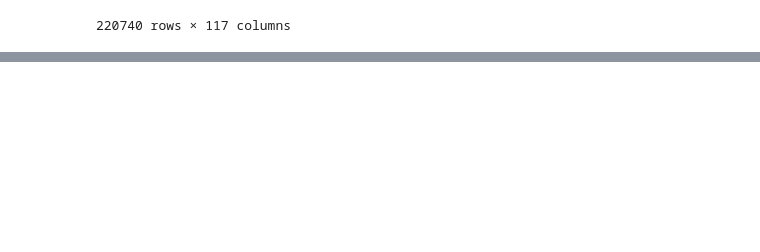
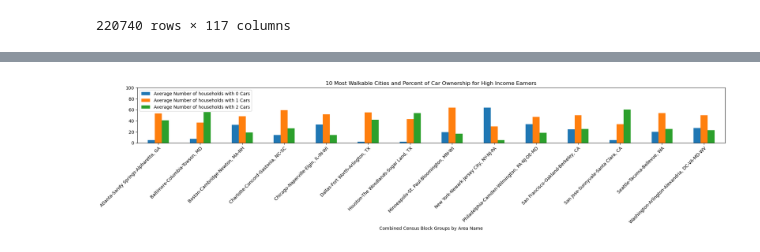
Before and after one commit to mbarre8/Project_1, a Jupyter notebook: Walkability Index.ipynb, the cells around one changed output, grey strips where cells are left out. Cells and saved outputs as stored; diff of their text form; code cells hidden in the pictures; blank space fills up the shorter version.

```diff
--- a/Walkability Index.ipynb
+++ b/Walkability Index.ipynb
@@ -23,0 +168,4 @@ df
+# %%
+#Locate CBG groups where percent of workers income is greater than 75
+HighData_set2= Data_set2.loc[Data_set2["% of Workers with High income per CBG"] >= .75,:]
+HighData_set2.sort_values("NatWalkInd", ascending=False)
@@ -23,0 +255,12 @@ df
+# %%
+#Group specific CBG data by Core-Based Statistical Area, and calculate averages for 0, 1, 2+ car owner households, High income per area, Walk score
+Summary_stats_df = HighData_set2.groupby("CBSA_Name")
+Average_0car=Summary_stats_df["Pct_AO0"].mean()*100
+Average_1car=Summary_stats_df["Pct_AO1"].mean()*100
+Average_2car=Summary_stats_df["Pct_AO2p"].mean()*100
+Average_high_income_worker=Summary_stats_df["% of Workers with High income per CBG"].mean()*100
+Average_Walk_score=Summary_stats_df["NatWalkInd"].mean()
+# %%
+#Place averages in summary table
+Summary_table=pd.DataFrame({"Average Number of households with 0 Cars": Average_0car,"Average Number of households with 1 Cars": Average_1car, "Average Number of households with 2 Cars": Average_2car,"Average Workers with High income per CBG":Average_high_income_worker, "Average Walkability Score":Average_Walk_score })
+Summary_table.sort_values("Average Walkability Score", ascending=False)
@@ -23,0 +284,4 @@ df
+# %%
+#Reduce Summary Table
+Sum_table=Summary_table[["Average Number of households with 0 Cars", "Average Number of households with 1 Cars", "Average Number of households with 2 Cars"]]
+Sum_table
@@ -23,0 +305,13 @@ df
+# %%
+#Bar plot multiple columns
+multi_plot = Sum_table.plot(kind="bar", figsize=(20,5), title="10 Most Walkable Cities and Percent of Car Ownership for High Income Earners")
+
+plt.xticks(rotation=45,rotation_mode="anchor", ha="right", wrap=True)
+plt.xlabel("Combined Census Block Groups by Area Name")
+
+plt.ylim(0,100)
+plt.tight_layout()
+plt.savefig("Output_data/HighIncomeBarChart.png")
+plt.show()
+# %% [output]
+[figure, added]
```
Also changed, not shown: parts of 45 cells of this notebook, 1 other file.
